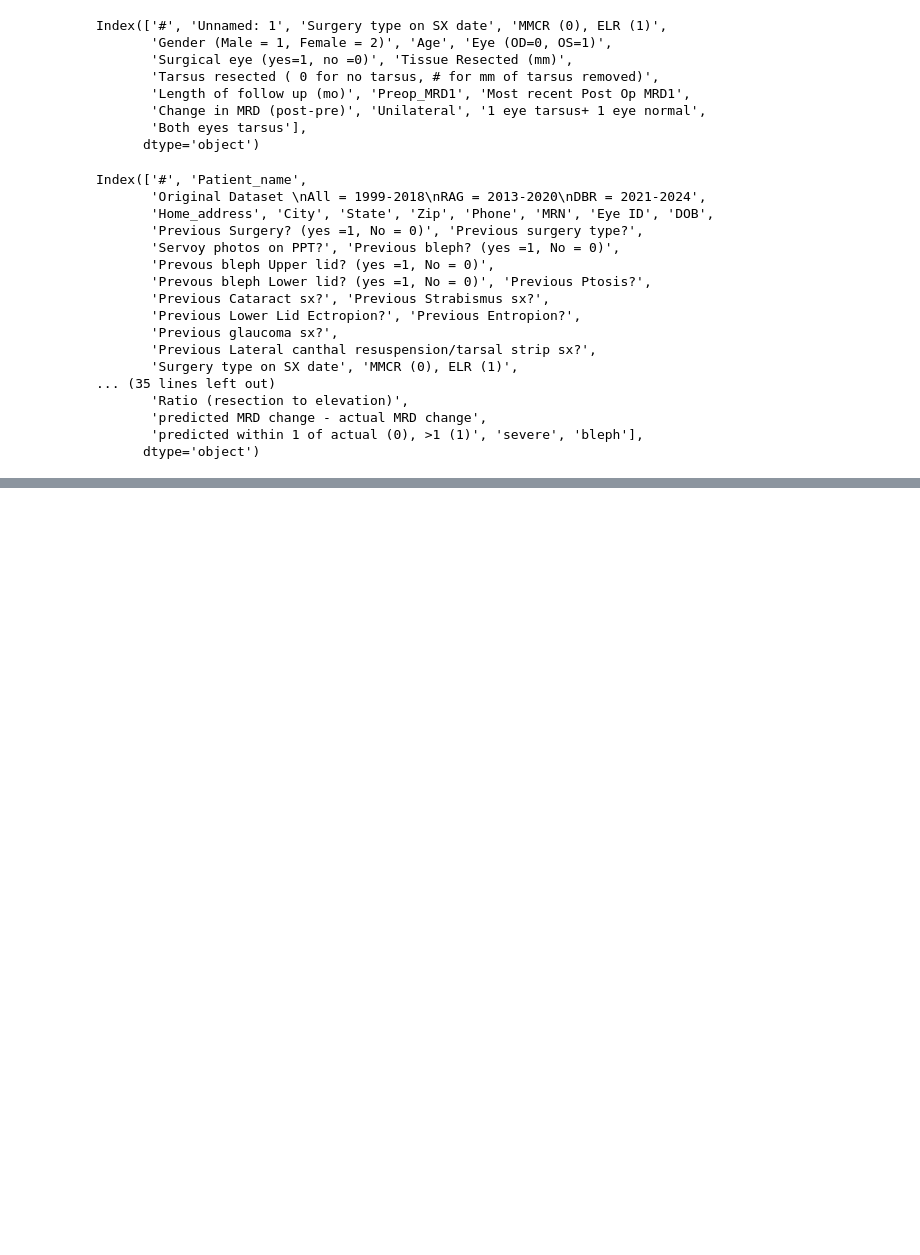
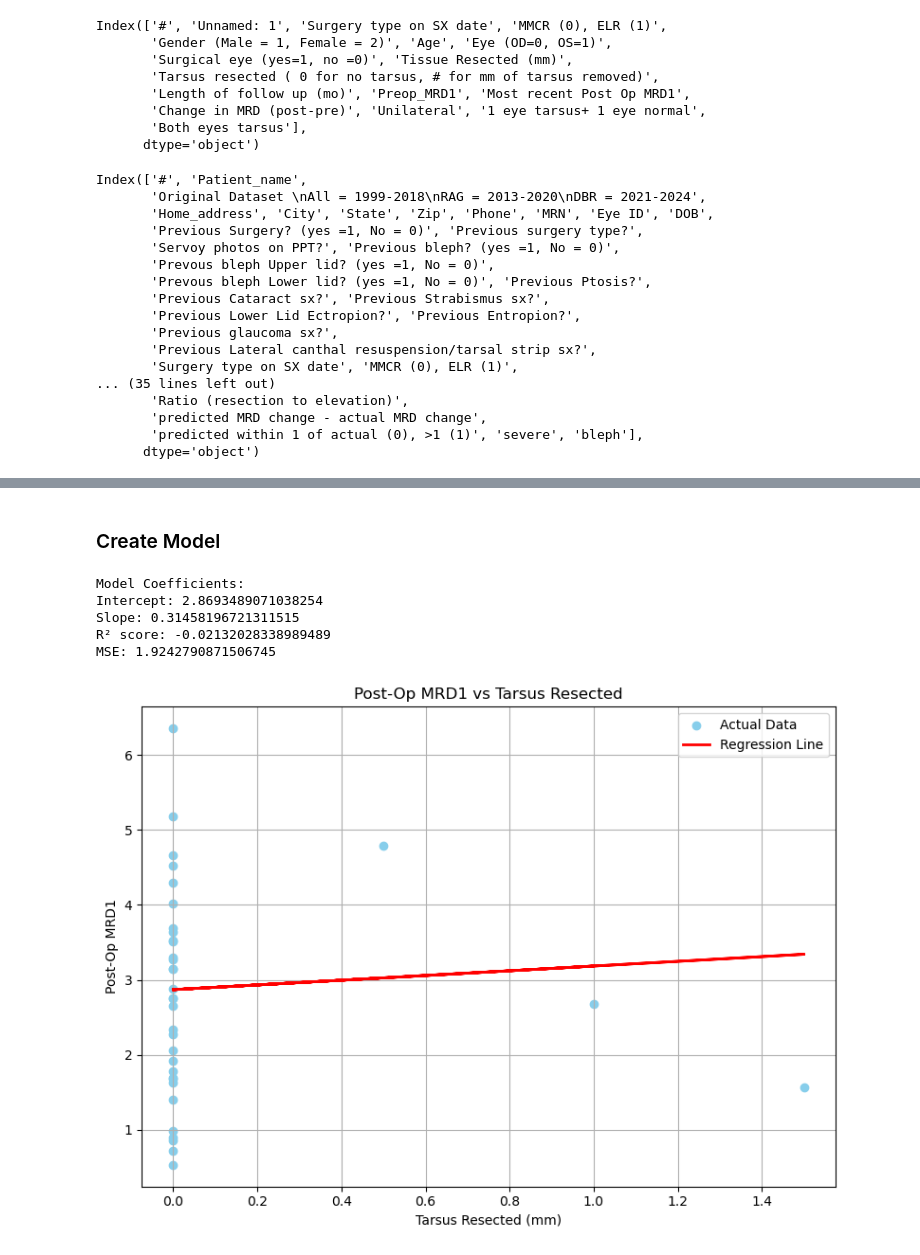
Before and after one commit to ChinmayVar/stats141_project, a Jupyter notebook: eda_cj.ipynb, the cells around one changed output, grey strips where cells are left out. Saved outputs shown, nothing was run; the diff lists cells and outputs as text; code cells hidden in the pictures; blank space fills up the shorter version.

Commit message:
Cleaned OD/OS Column + Models in eda_cj.ipynb

```diff
--- a/eda_cj.ipynb
+++ b/eda_cj.ipynb
@@ -234,0 +239,2 @@ merged_df.head()
+# %%
+new_data = pd.read_csv('NEW.csv')
@@ -234,0 +252,14 @@ merged_df.head()
+# %%
+def od_os_classification(boolean, categorical):
+    if pd.notna(boolean):
+        if boolean == 1:
+            return 'OS'
+        elif boolean == 0:
+            return 'OD'
+    if pd.notna(categorical):
+        if categorical == 'OS':
+            return 'OS'
+        elif categorical == 'OD':
+            return 'OD'
+
+new_data['OD/OS'] = new_data.apply(lambda x: od_os_classification(x['Eye (OD=0, OS=1)'], x['OD/OS']), axis=1)
@@ -234,0 +293,2 @@ merged_df.head()
+# %% [markdown]
+### Create Model
@@ -234,0 +319,52 @@ merged_df.head()
+# %%
+# Step 1: Load the data
+df = new_data
+
+# Step 2: Select and clean relevant columns
+df['Tarsus_Resected'] = pd.to_numeric(
+    df['Tarsus resected ( 0 for no tarsus, # for mm of tarsus removed)'],
+    errors='coerce'
+)
+df['PostOp_MRD1'] = pd.to_numeric(
+    df['Most recent Post Op MRD1'],
+    errors='coerce'
+)
+
+# Drop missing values
+model_data = df[['Tarsus_Resected', 'PostOp_MRD1']].dropna()
+
+# Step 3: Split into training and test sets
+X = model_data[['Tarsus_Resected']]
+y = model_data['PostOp_MRD1']
+X_train, X_test, y_train, y_test = train_test_split(X, y, random_state=42)
+
+# Step 4: Fit linear regression model
+model = LinearRegression()
+model.fit(X_train, y_train)
+y_pred = model.predict(X_test)
+
+# Step 5: Print model results
+print("Model Coefficients:")
+print(f"Intercept: {model.intercept_}")
+print(f"Slope: {model.coef_[0]}")
+print(f"R² score: {r2_score(y_test, y_pred)}")
+print(f"MSE: {mean_squared_error(y_test, y_pred)}")
+
+# Step 6: Plot the regression
+plt.figure(figsize=(8, 6))
+plt.scatter(X_test, y_test, color='skyblue', label='Actual Data')
+plt.plot(X_test, y_pred, color='red', linewidth=2, label='Regression Line')
+plt.title('Post-Op MRD1 vs Tarsus Resected')
+plt.xlabel('Tarsus Resected (mm)')
+plt.ylabel('Post-Op MRD1')
+plt.legend()
+plt.grid(True)
+plt.tight_layout()
+plt.show()
+# %% [output]
+Model Coefficients:
+Intercept: 2.8693489071038254
+Slope: 0.31458196721311515
+R² score: -0.02132028338989489
+MSE: 1.9242790871506745
+[figure, added]
```
Also changed, not shown: parts of 14 cells of this notebook, 2 other files.
